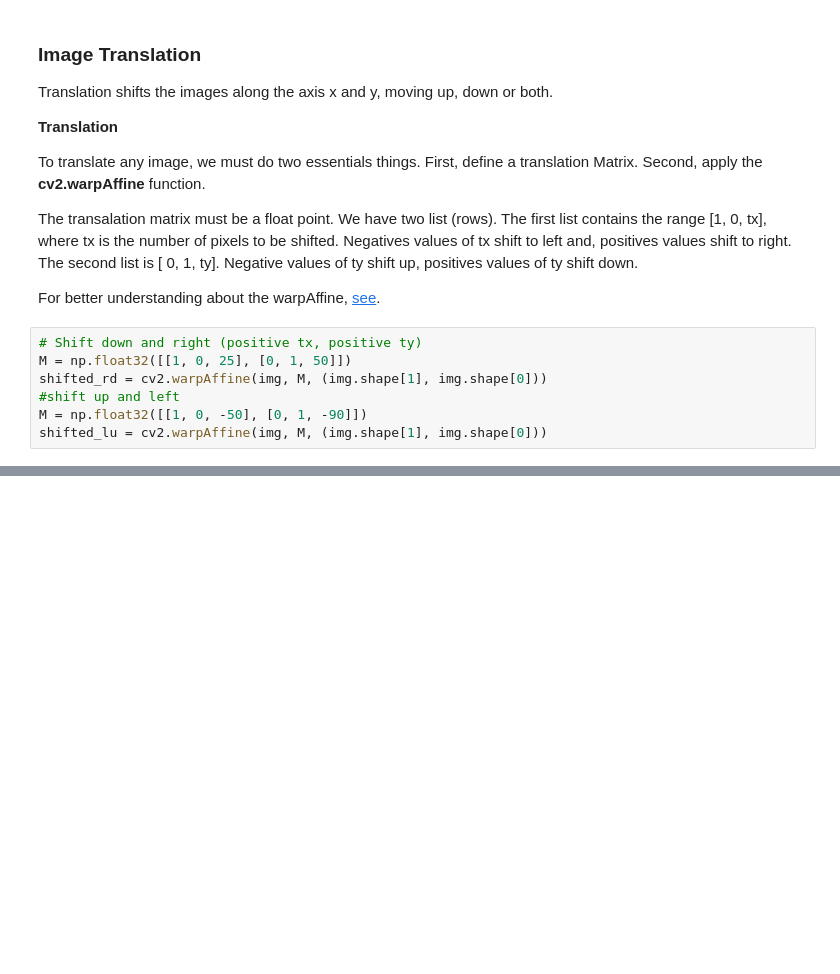
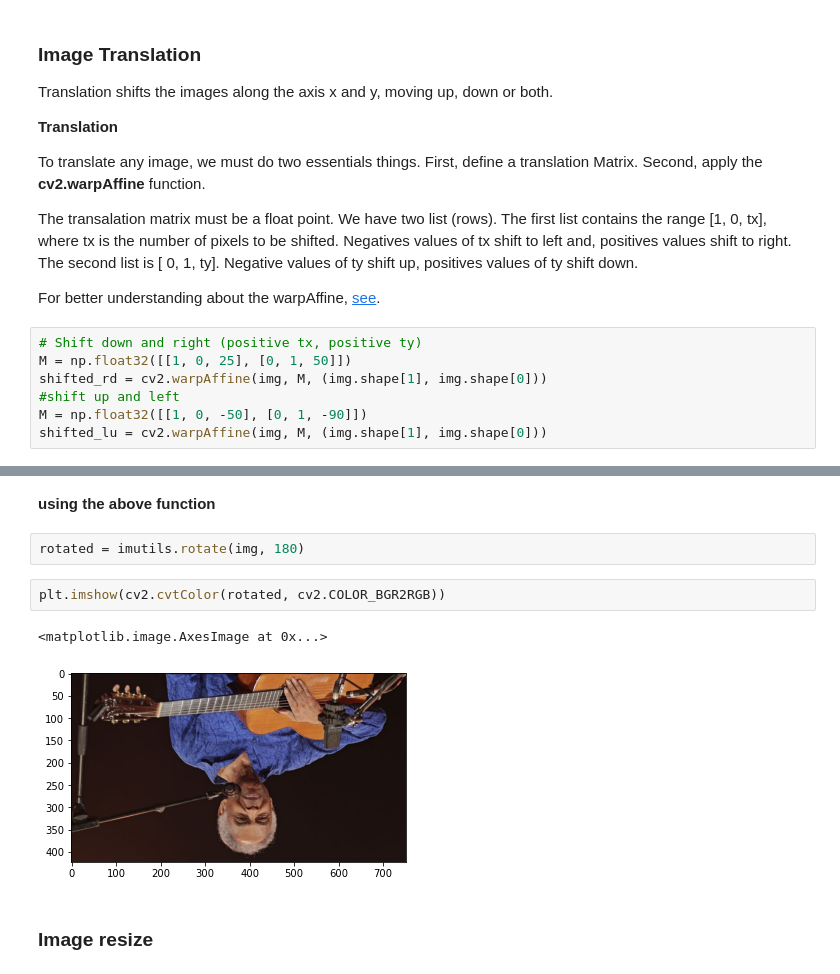
Before and after one commit to IgorMeloS/OpenCV_Training, a Jupyter notebook: OpenCV/1 - Basics OpenCV/image_transformation.ipynb, the cells around one changed output, grey strips where cells are left out. Saved outputs shown, nothing was run; the diff lists cells and outputs as text; blank space fills up the shorter version.

```diff
--- a/OpenCV/1 - Basics OpenCV/image_transformation.ipynb
+++ b/OpenCV/1 - Basics OpenCV/image_transformation.ipynb
@@ -57,0 +117,11 @@ plt.show()
+# %% [markdown]
+**using the above function**
+# %%
+rotated = imutils.rotate(img, 180)
+# %%
+plt.imshow(cv2.cvtColor(rotated, cv2.COLOR_BGR2RGB))
+# %% [output]
+<matplotlib.image.AxesImage at 0x...>
+[figure, added]
+# %% [markdown]
+### Image resize
```
Also changed, not shown: parts of 11 cells of this notebook.
